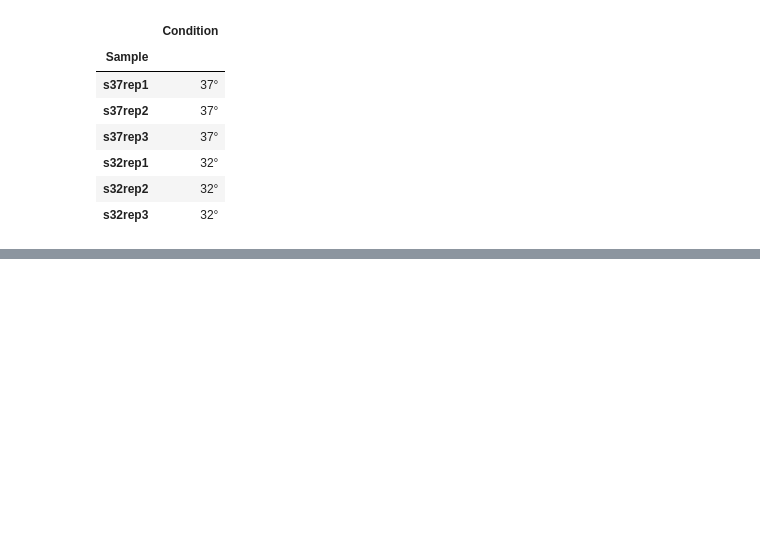
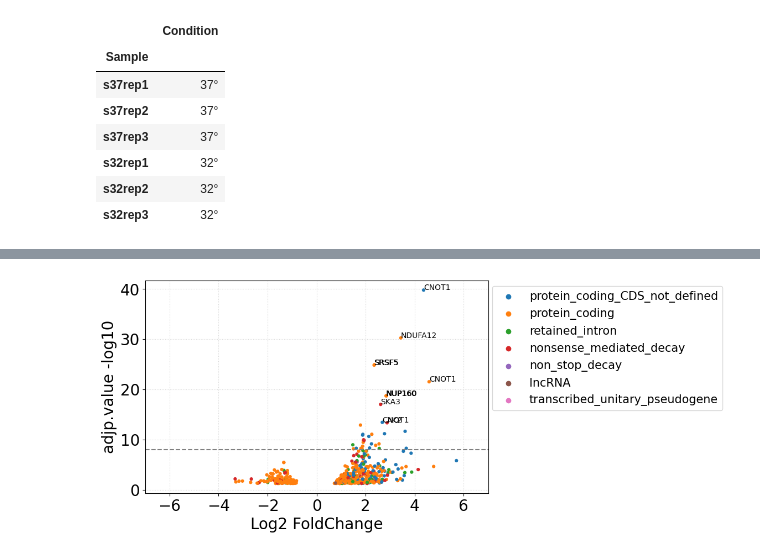
Before and after one commit to Keviosta/Temp_3.2.-.C, a Jupyter notebook: HEK293_temp_transcriptome.ipynb, the cells around one changed output, grey strips where cells are left out. Cells and saved outputs as stored; diff of their text form; code cells hidden in the pictures; blank space fills up the shorter version.

```diff
--- a/HEK293_temp_transcriptome.ipynb
+++ b/HEK293_temp_transcriptome.ipynb
@@ -232,0 +265,26 @@ plt.axhline(7,color="grey",linestyle="--")
+# %%
+# Top 15 rows
+top_15 = df_signif.sort_values(by='padj', ascending=True).head(10)
+
+seaborn.scatterplot(data=df_signif, x=df_signif['log2FoldChange'],
+                    y=df_signif['padj'].apply(lambda x:-numpy.log10(x)),
+                    s=20, edgecolor='none', hue="Transcript type")
+
+# Annotate points on the plot with Symbol names
+for index, row in top_15.iterrows():
+    plt.annotate(row['Gene name'], (row['log2FoldChange'], -numpy.log10(row['padj'])),
+                fontsize = 10)
+
+plt.legend(loc='upper right', bbox_to_anchor=(1.70, 1), fontsize='15')
+
+# pvalue <0.05
+plt.axhline(-numpy.log10(1e-08),color="grey",linestyle="--")
+
+plt.xlim(-7, 7)
+plt.xlabel("Log2 FoldChange")
+plt.ylabel("adjp.value -log10")
+
+title_file = 'volcano_HEK_transcriptome_signif_pertype'
+plt.savefig(file_directory+'3) output/'+title_file+'.svg')
+# %% [output]
+[figure, added]
```
Also changed, not shown: parts of 30 cells of this notebook.
